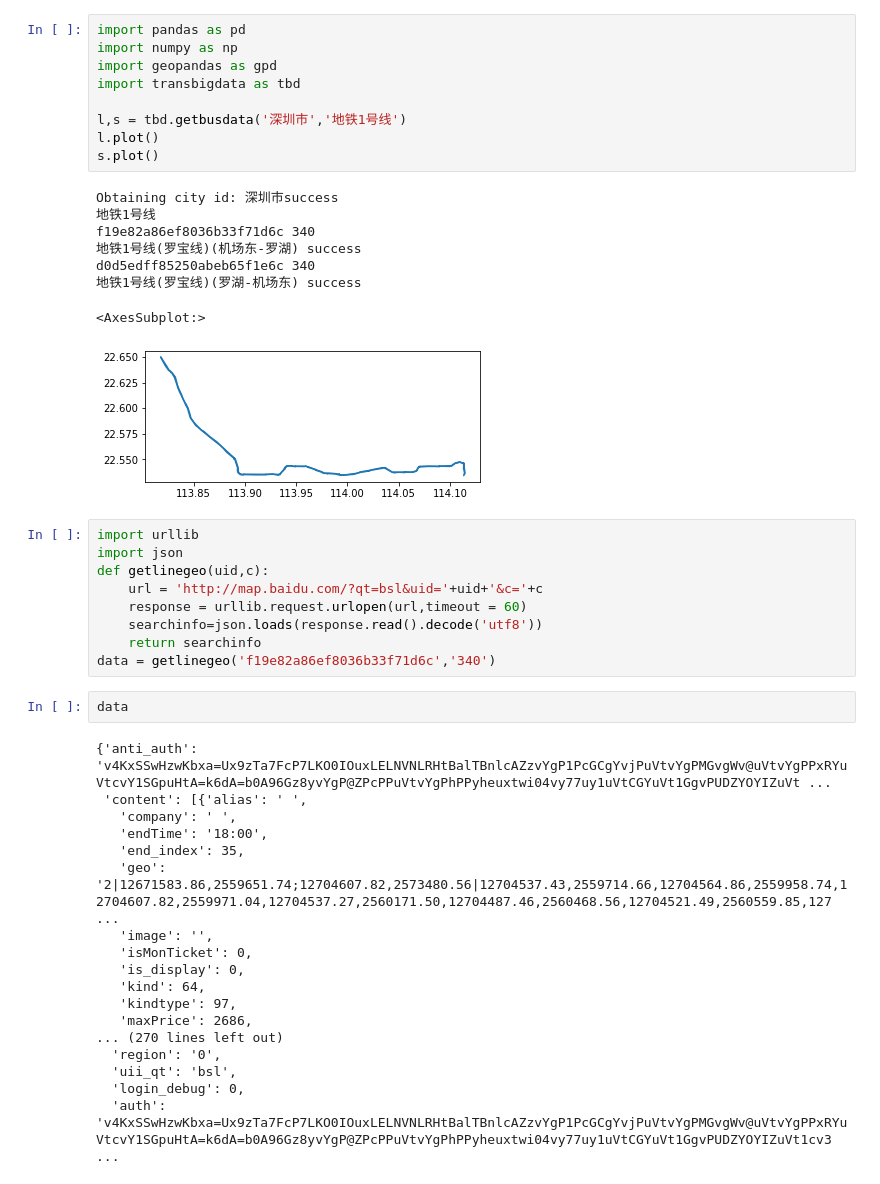
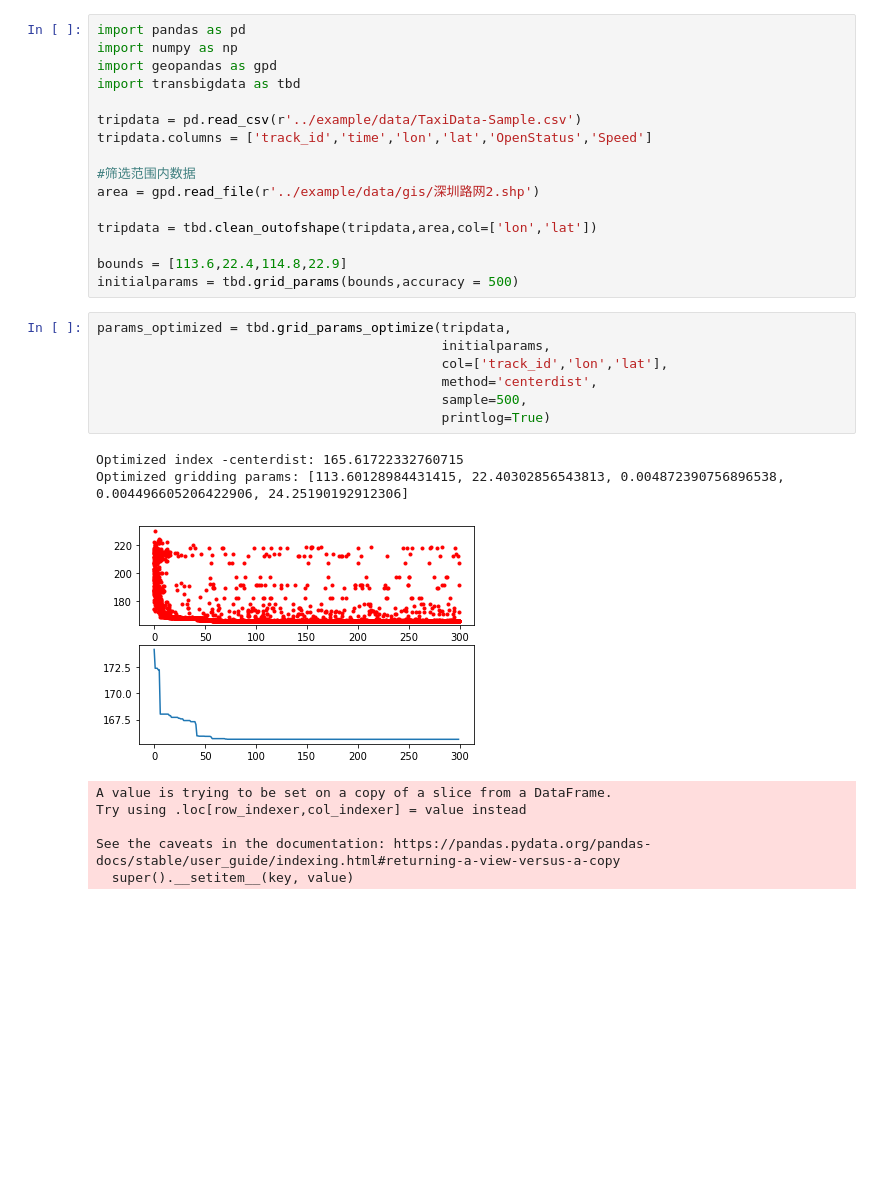
Before and after one commit to ni1o1/transbigdata, a Jupyter notebook: src/test.ipynb, the cells around one changed output. Cells and saved outputs as stored; diff of their text form; blank space fills up the shorter version.

```diff
--- a/src/test.ipynb
+++ b/src/test.ipynb
@@ -1,47 +1,32 @@
-# %%
-import pandas as pd
-import numpy as np
-import geopandas as gpd
-import transbigdata as tbd
-
-l,s = tbd.getbusdata('深圳市','地铁1号线')
-l.plot()
-s.plot()
-# %% [output]
-Obtaining city id: 深圳市success
-地铁1号线
-f19e82a86ef8036b33f71d6c 340
-地铁1号线(罗宝线)(机场东-罗湖) success
-d0d5edff85250abeb65f1e6c 340
-地铁1号线(罗宝线)(罗湖-机场东) success
-<AxesSubplot:>
-[figure, removed]
-# %%
-import urllib
-import json
-def getlinegeo(uid,c):
-    url = 'http://map.baidu.com/?qt=bsl&uid='+uid+'&c='+c
-    response = urllib.request.urlopen(url,timeout = 60)
-    searchinfo=json.loads(response.read().decode('utf8'))
-    return searchinfo
-data = getlinegeo('f19e82a86ef8036b33f71d6c','340')
-# %%
-data
-# %% [output]
-{'anti_auth': 'v4KxSSwHzwKbxa=Ux9zTa7FcP7LKO0IOuxLELNVNLRHtBalTBnlcAZzvYgP1PcGCgYvjPuVtvYgPMGvgWv@uVtvYgPPxRYuVtcvY1SGpuHtA=k6dA=b0A96Gz8yvYgP@ZPcPPuVtvYgPhPPyheuxtwi04vy77uy1uVtCGYuVt1GgvPUDZYOYIZuVt ...
- 'content': [{'alias': ' ',
-   'company': ' ',
-   'endTime': '18:00',
-   'end_index': 35,
-   'geo': '2|12671583.86,2559651.74;12704607.82,2573480.56|12704537.43,2559714.66,12704564.86,2559958.74,12704607.82,2559971.04,12704537.27,2560171.50,12704487.46,2560468.56,12704521.49,2560559.85,127 ...
-   'image': '',
-   'isMonTicket': 0,
-   'is_display': 0,
-   'kind': 64,
-   'kindtype': 97,
-   'maxPrice': 2686,
-... (270 lines left out)
-  'region': '0',
-  'uii_qt': 'bsl',
-  'login_debug': 0,
-  'auth': 'v4KxSSwHzwKbxa=Ux9zTa7FcP7LKO0IOuxLELNVNLRHtBalTBnlcAZzvYgP1PcGCgYvjPuVtvYgPMGvgWv@uVtvYgPPxRYuVtcvY1SGpuHtA=k6dA=b0A96Gz8yvYgP@ZPcPPuVtvYgPhPPyheuxtwi04vy77uy1uVtCGYuVt1GgvPUDZYOYIZuVt1cv3 ...
+# %%
+import pandas as pd
+import numpy as np
+import geopandas as gpd
+import transbigdata as tbd
+
+tripdata = pd.read_csv(r'../example/data/TaxiData-Sample.csv')
+tripdata.columns = ['track_id','time','lon','lat','OpenStatus','Speed']
+
+#筛选范围内数据
+area = gpd.read_file(r'../example/data/gis/深圳路网2.shp')
+
+tripdata = tbd.clean_outofshape(tripdata,area,col=['lon','lat'])
+
+bounds = [113.6,22.4,114.8,22.9]
+initialparams = tbd.grid_params(bounds,accuracy = 500)
+# %%
+params_optimized = tbd.grid_params_optimize(tripdata,
+                                            initialparams,
+                                            col=['track_id','lon','lat'],
+                                            method='centerdist',
+                                            sample=500,
+                                            printlog=True)
+# %% [output]
+Optimized index -centerdist: 165.61722332760715
+Optimized gridding params: [113.60128984431415, 22.40302856543813, 0.004872390756896538, 0.004496605206422906, 24.25190192912306]
+[figure, added]
+A value is trying to be set on a copy of a slice from a DataFrame.
+Try using .loc[row_indexer,col_indexer] = value instead
+
+See the caveats in the documentation: https://pandas.pydata.org/pandas-docs/stable/user_guide/indexing.html#returning-a-view-versus-a-copy
+  super().__setitem__(key, value)
```
Also changed, not shown: parts of 2 cells of this notebook, 3 other files.
